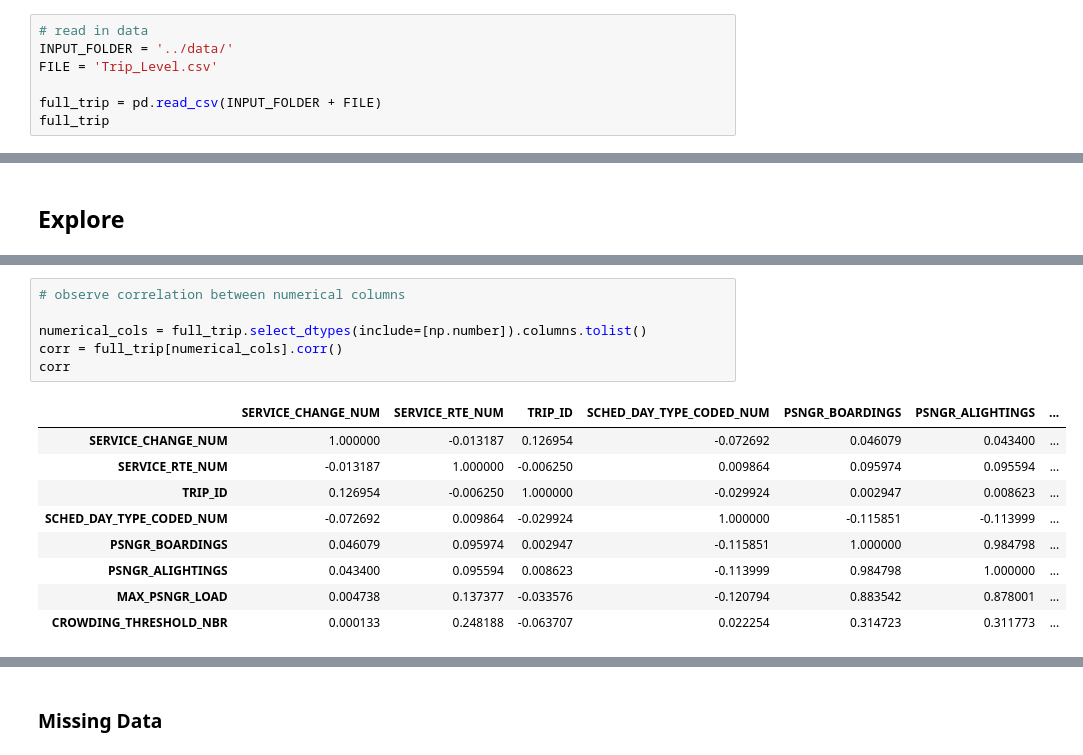
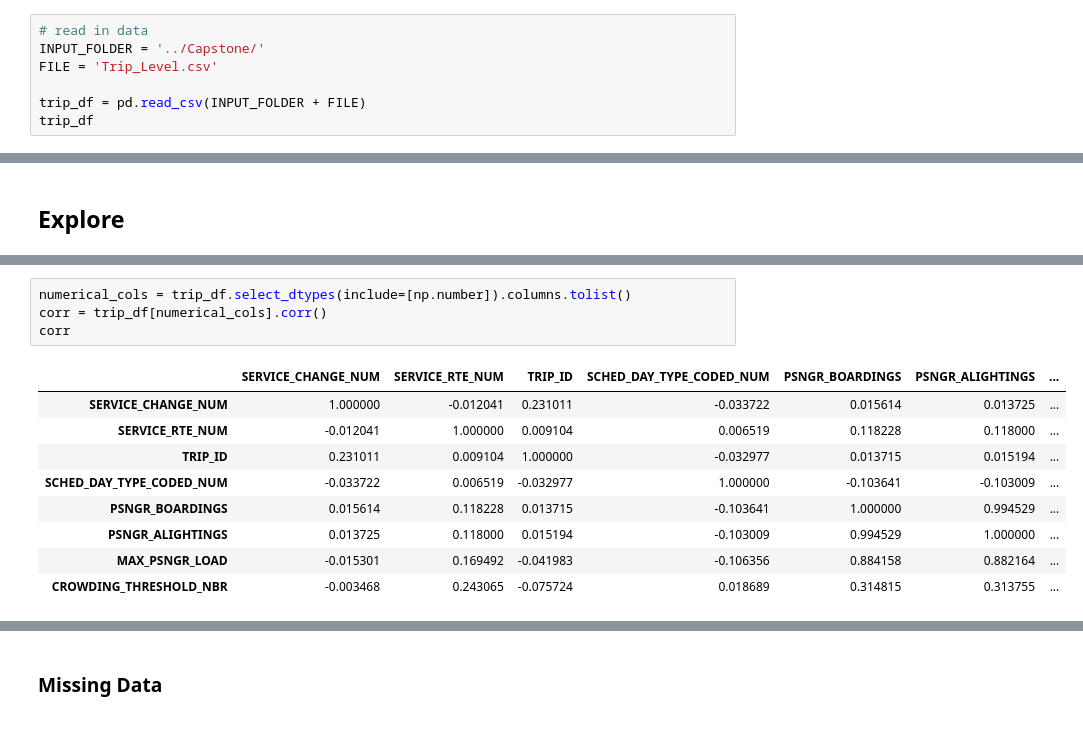
Before and after one commit to ARena18/DS_Capstone_Team2, a Jupyter notebook: processing/trip_analysis.ipynb, the cells around one changed output, grey strips where cells are left out. Saved outputs shown, nothing was run; the diff lists cells and outputs as text.

```diff
--- a/processing/trip_analysis.ipynb
+++ b/processing/trip_analysis.ipynb
@@ -10,9 +11,9 @@ import matplotlib.pyplot as plt
 # %%
 # read in data
-INPUT_FOLDER = '../data/'
+INPUT_FOLDER = '../Capstone/'
 FILE = 'Trip_Level.csv'
 
-full_trip = pd.read_csv(INPUT_FOLDER + FILE)
-full_trip
+trip_df = pd.read_csv(INPUT_FOLDER + FILE)
+trip_df
 # %% [output]
 |  | SERVICE_CHANGE_NUM | OPERATION_DATE | SERVICE_RTE_NUM | TRIP_ID | EXPRESS_LOCAL_CD | INBD_OUTBD_CD | ... |
@@ -67,17 +71,15 @@ full_trip.describe()
 # %%
-# observe correlation between numerical columns
-
-numerical_cols = full_trip.select_dtypes(include=[np.number]).columns.tolist()
-corr = full_trip[numerical_cols].corr()
+numerical_cols = trip_df.select_dtypes(include=[np.number]).columns.tolist()
+corr = trip_df[numerical_cols].corr()
 corr
 # %% [output]
 |  | SERVICE_CHANGE_NUM | SERVICE_RTE_NUM | TRIP_ID | SCHED_DAY_TYPE_CODED_NUM | PSNGR_BOARDINGS | PSNGR_ALIGHTINGS | ... |
-| SERVICE_CHANGE_NUM | 1.000000 | -0.013187 | 0.126954 | -0.072692 | 0.046079 | 0.043400 | ... |
-| SERVICE_RTE_NUM | -0.013187 | 1.000000 | -0.006250 | 0.009864 | 0.095974 | 0.095594 | ... |
-| TRIP_ID | 0.126954 | -0.006250 | 1.000000 | -0.029924 | 0.002947 | 0.008623 | ... |
-| SCHED_DAY_TYPE_CODED_NUM | -0.072692 | 0.009864 | -0.029924 | 1.000000 | -0.115851 | -0.113999 | ... |
-| PSNGR_BOARDINGS | 0.046079 | 0.095974 | 0.002947 | -0.115851 | 1.000000 | 0.984798 | ... |
-| PSNGR_ALIGHTINGS | 0.043400 | 0.095594 | 0.008623 | -0.113999 | 0.984798 | 1.000000 | ... |
-| MAX_PSNGR_LOAD | 0.004738 | 0.137377 | -0.033576 | -0.120794 | 0.883542 | 0.878001 | ... |
-| CROWDING_THRESHOLD_NBR | 0.000133 | 0.248188 | -0.063707 | 0.022254 | 0.314723 | 0.311773 | ... |
+| SERVICE_CHANGE_NUM | 1.000000 | -0.012041 | 0.231011 | -0.033722 | 0.015614 | 0.013725 | ... |
+| SERVICE_RTE_NUM | -0.012041 | 1.000000 | 0.009104 | 0.006519 | 0.118228 | 0.118000 | ... |
+| TRIP_ID | 0.231011 | 0.009104 | 1.000000 | -0.032977 | 0.013715 | 0.015194 | ... |
+| SCHED_DAY_TYPE_CODED_NUM | -0.033722 | 0.006519 | -0.032977 | 1.000000 | -0.103641 | -0.103009 | ... |
+| PSNGR_BOARDINGS | 0.015614 | 0.118228 | 0.013715 | -0.103641 | 1.000000 | 0.994529 | ... |
+| PSNGR_ALIGHTINGS | 0.013725 | 0.118000 | 0.015194 | -0.103009 | 0.994529 | 1.000000 | ... |
+| MAX_PSNGR_LOAD | -0.015301 | 0.169492 | -0.041983 | -0.106356 | 0.884158 | 0.882164 | ... |
+| CROWDING_THRESHOLD_NBR | -0.003468 | 0.243065 | -0.075724 | 0.018689 | 0.314815 | 0.313755 | ... |
 # %%
```
Also changed, not shown: parts of 58 cells of this notebook, 3 other files.
